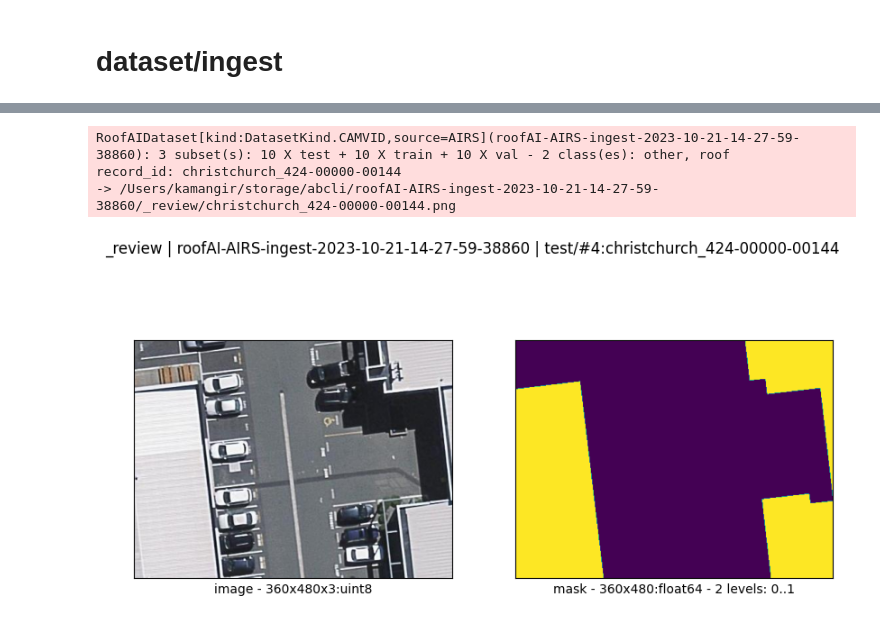
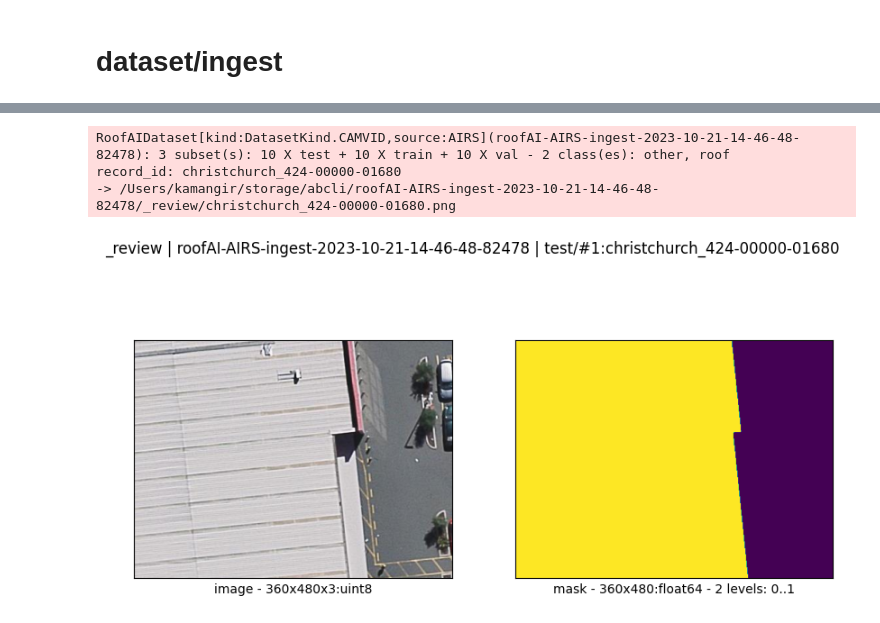
Before and after one commit to kamangir/roofAI, a Jupyter notebook: notebooks/dataset/ingest.ipynb, the cells around one changed output, grey strips where cells are left out. Cells and saved outputs as stored; diff of their text form; code cells hidden in the pictures.

Commit message:
ingest refactor - kamangir/bolt#420

```diff
--- a/notebooks/dataset/ingest.ipynb
+++ b/notebooks/dataset/ingest.ipynb
@@ -155,10 +161,10 @@ True
 # %%
 RoofAIDataset(ingest_object_path).visualize(
     subset="test",
-    index=4,
+    index=1,
     in_notebook=True)
 # %% [output]
-RoofAIDataset[kind:DatasetKind.CAMVID,source=AIRS](roofAI-AIRS-ingest-2023-10-21-14-27-59-38860): 3 subset(s): 10 X test + 10 X train + 10 X val - 2 class(es): other, roof
-record_id: christchurch_424-00000-00144
--> /Users/kamangir/storage/abcli/roofAI-AIRS-ingest-2023-10-21-14-27-59-38860/_review/christchurch_424-00000-00144.png
+RoofAIDataset[kind:DatasetKind.CAMVID,source:AIRS](roofAI-AIRS-ingest-2023-10-21-14-46-48-82478): 3 subset(s): 10 X test + 10 X train + 10 X val - 2 class(es): other, roof
+record_id: christchurch_424-00000-01680
+-> /Users/kamangir/storage/abcli/roofAI-AIRS-ingest-2023-10-21-14-46-48-82478/_review/christchurch_424-00000-01680.png
-[figure, old version]
+[figure, new version]
```
Also changed, not shown: parts of 10 cells of this notebook, 3 other files.
